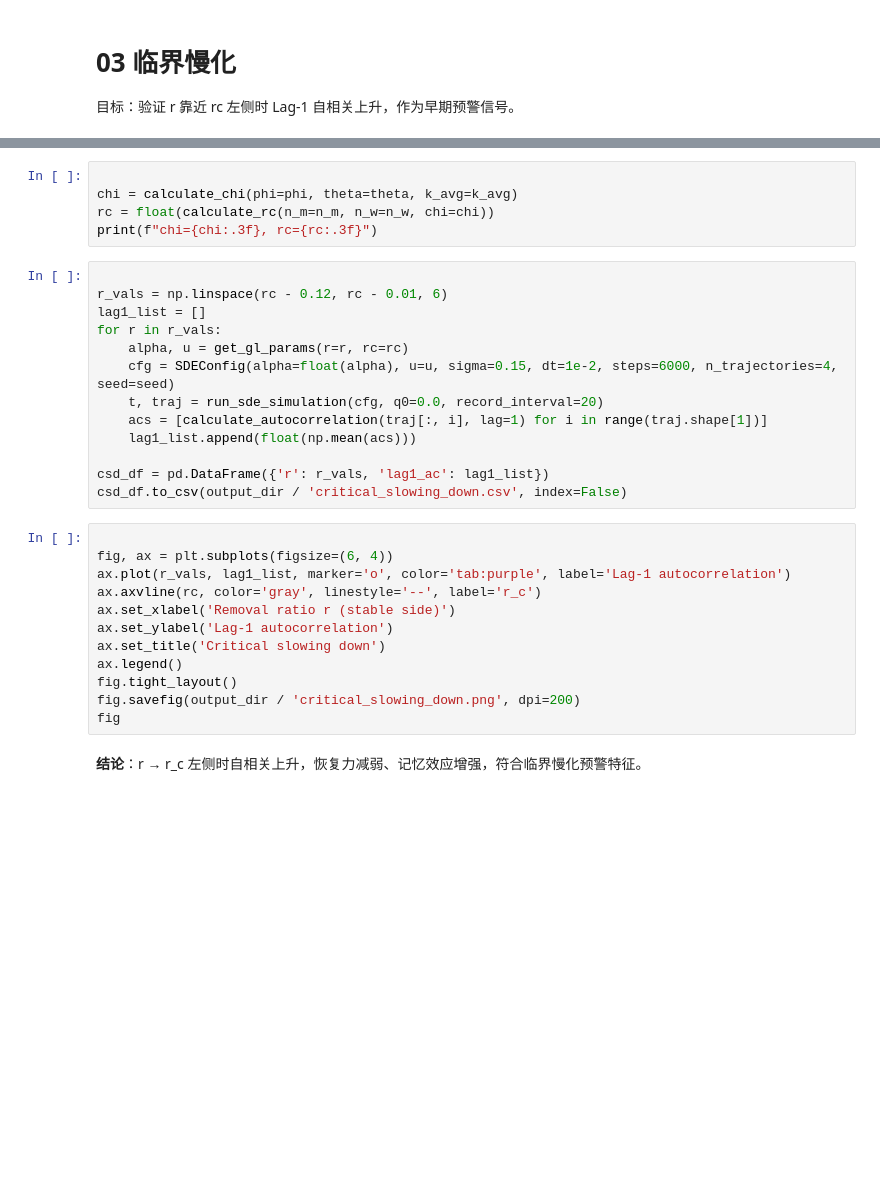
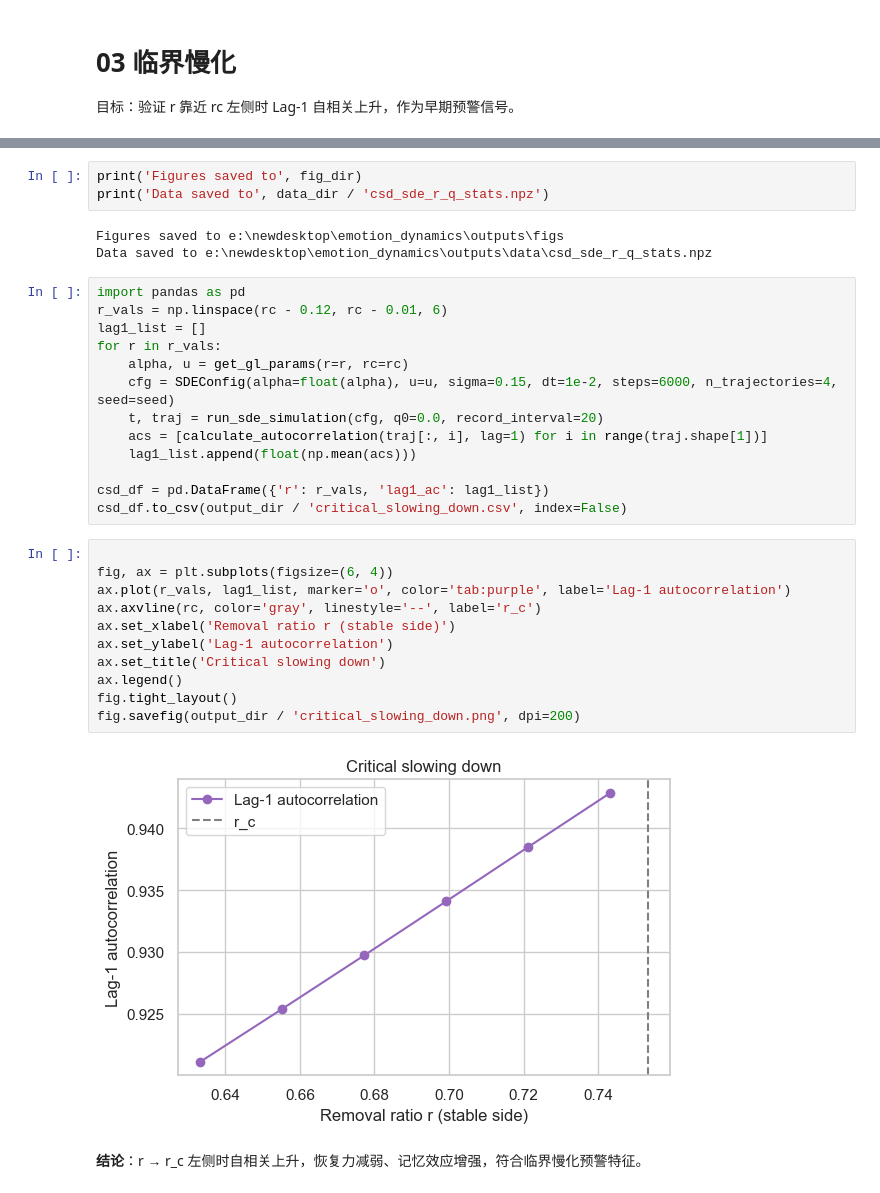
Before and after one commit to wujlin/Mixed_dynamics, a Jupyter notebook: notebooks/03_Critical_Slowing_Down.ipynb, the cells around one changed output, grey strips where cells are left out. Cells and saved outputs as stored; diff of their text form; blank space fills up the shorter version.

```diff
--- a/notebooks/03_Critical_Slowing_Down.ipynb
+++ b/notebooks/03_Critical_Slowing_Down.ipynb
@@ -32,10 +339,11 @@ seed = 0
-# %%
-
-chi = calculate_chi(phi=phi, theta=theta, k_avg=k_avg)
-rc = float(calculate_rc(n_m=n_m, n_w=n_w, chi=chi))
-print(f"chi={chi:.3f}, rc={rc:.3f}")
+# %%
+print('Figures saved to', fig_dir)
+print('Data saved to', data_dir / 'csd_sde_r_q_stats.npz')
+# %% [output]
+Figures saved to e:\newdesktop\emotion_dynamics\outputs\figs
+Data saved to e:\newdesktop\emotion_dynamics\outputs\data\csd_sde_r_q_stats.npz
 # %%
-
+import pandas as pd
 r_vals = np.linspace(rc - 0.12, rc - 0.01, 6)
 lag1_list = []
 for r in r_vals:
@@ -50,15 +358,16 @@ csd_df.to_csv(output_dir / 'critical_slowing_down.csv', index=False)
 # %%
 
 fig, ax = plt.subplots(figsize=(6, 4))
 ax.plot(r_vals, lag1_list, marker='o', color='tab:purple', label='Lag-1 autocorrelation')
 ax.axvline(rc, color='gray', linestyle='--', label='r_c')
 ax.set_xlabel('Removal ratio r (stable side)')
 ax.set_ylabel('Lag-1 autocorrelation')
 ax.set_title('Critical slowing down')
 ax.legend()
 fig.tight_layout()
 fig.savefig(output_dir / 'critical_slowing_down.png', dpi=200)
-fig
+# %% [output]
+[figure, added]
 # %% [markdown]
 
 **结论**：r → r_c 左侧时自相关上升，恢复力减弱、记忆效应增强，符合临界慢化预警特征。
```
Also changed, not shown: parts of 1 cell of this notebook, 42 other files.
